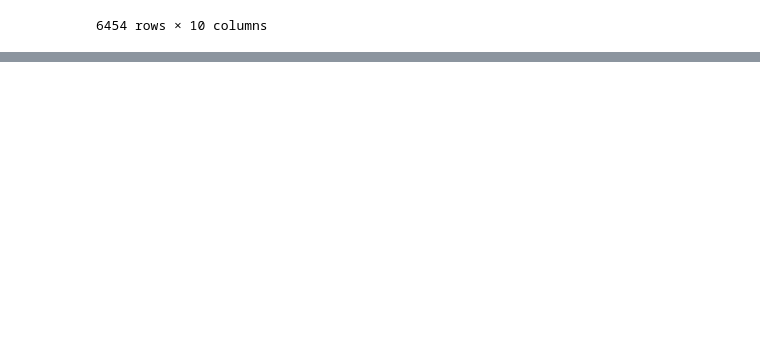
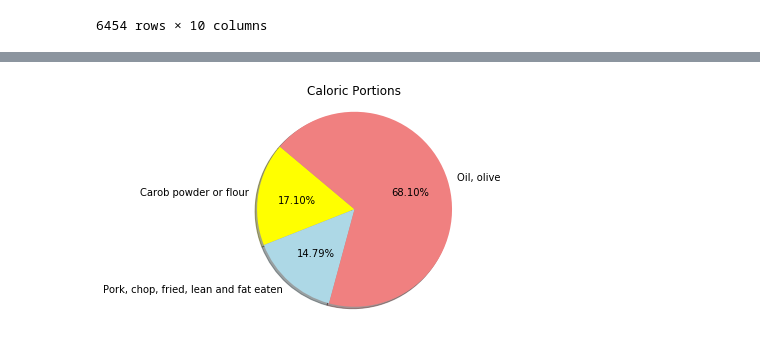
Before and after one commit to seanhoffman76/Project1, a Jupyter notebook: NutrientsAnalysis.ipynb, the cells around one changed output, grey strips where cells are left out. Cells and saved outputs as stored; diff of their text form; code cells hidden in the pictures; blank space fills up the shorter version.

```diff
--- a/NutrientsAnalysis.ipynb
+++ b/NutrientsAnalysis.ipynb
@@ -131,0 +157,10 @@ meal_df
+# %%
+food = [meal_df["Food"].iloc[0], meal_df["Food"].iloc[1], meal_df["Food"].iloc[2]]
+calories = [meal_df["Calories"].iloc[0], meal_df["Calories"].iloc[1], meal_df["Calories"].iloc[2]]
+colors = ["yellow","lightblue","lightcoral"]
+plt.pie(calories, labels=food, colors=colors,autopct="%.2f%%",shadow=True, startangle=140)
+plt.title("Caloric Portions")
+plt.axis("equal")
+plt.show()
+# %% [output]
+[figure, added]
```
Also changed, not shown: parts of 5 cells of this notebook.
